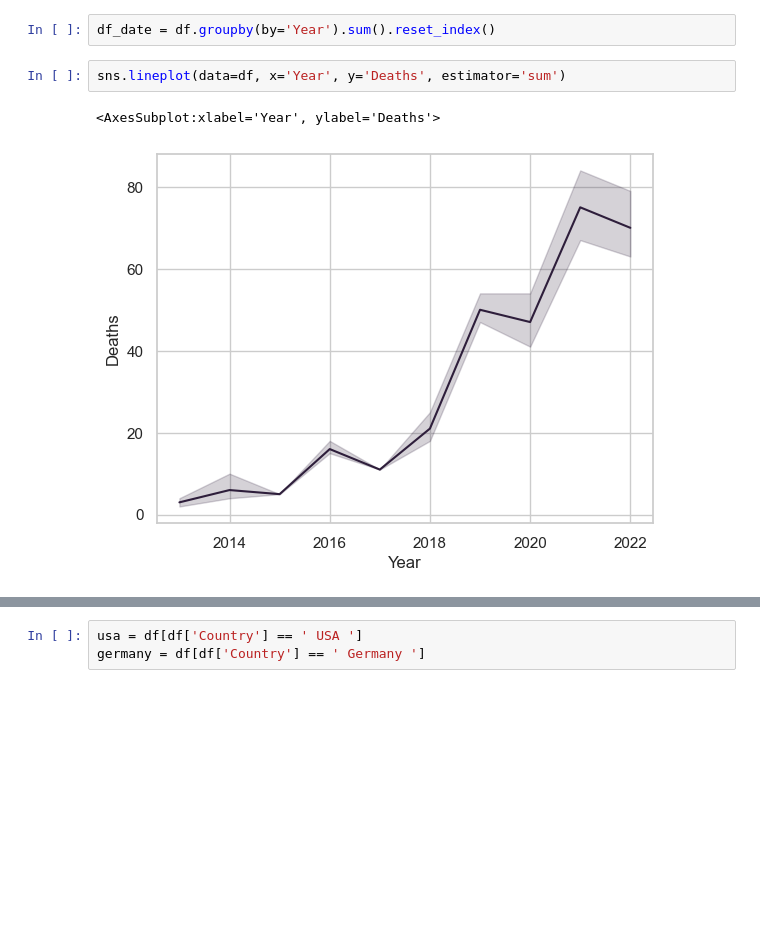
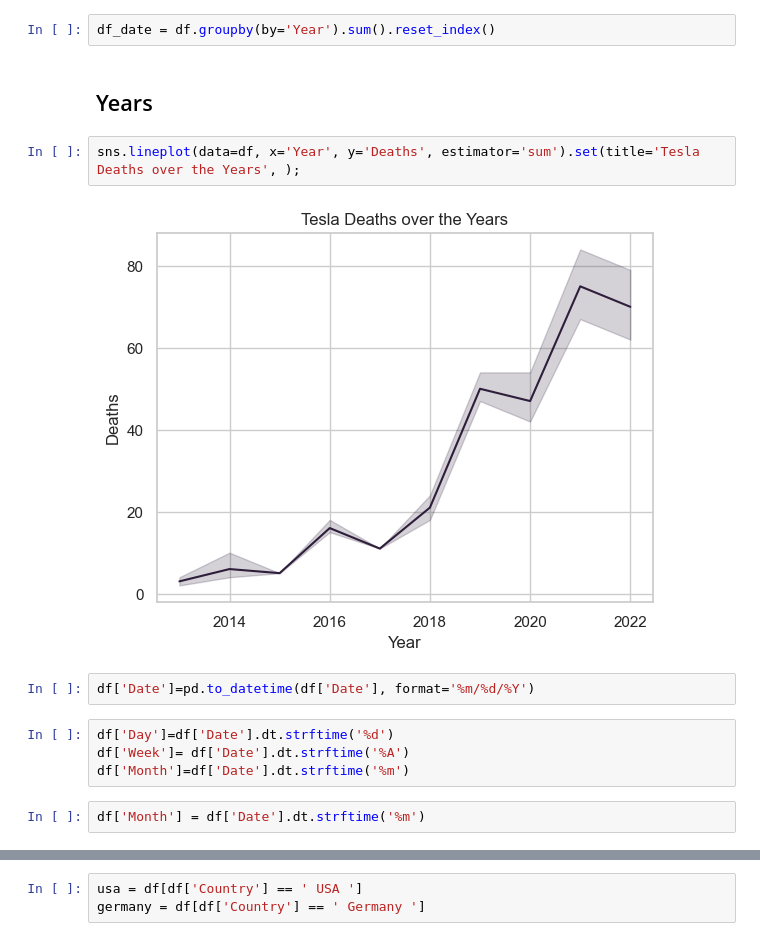
Before and after one commit to yasmeeenm/Tesla-Deaths, a Jupyter notebook: Tesla Notebook.ipynb, the cells around one changed output, grey strips where cells are left out. Cells and saved outputs as stored; diff of their text form; blank space fills up the shorter version.

```diff
--- a/Tesla Notebook.ipynb
+++ b/Tesla Notebook.ipynb
@@ -32,8 +33,17 @@ Index(['Case #', 'Year', 'Date', 'Country', 'State', 'Description', 'Deaths',
 df.columns = df.columns.str.strip()
 # %%
 df_date = df.groupby(by='Year').sum().reset_index()
+# %% [markdown]
+## Years
 # %%
-sns.lineplot(data=df, x='Year', y='Deaths', estimator='sum')
+sns.lineplot(data=df, x='Year', y='Deaths', estimator='sum').set(title='Tesla Deaths over the Years', );
 # %% [output]
-<AxesSubplot:xlabel='Year', ylabel='Deaths'>
-[figure, old version]
+[figure, new version]
+# %%
+df['Date']=pd.to_datetime(df['Date'], format='%m/%d/%Y')
+# %%
+df['Day']=df['Date'].dt.strftime('%d')
+df['Week']= df['Date'].dt.strftime('%A')
+df['Month']=df['Date'].dt.strftime('%m')
+# %%
+df['Month'] = df['Date'].dt.strftime('%m')
```
Also changed, not shown: parts of 37 cells of this notebook, 1 other file.
